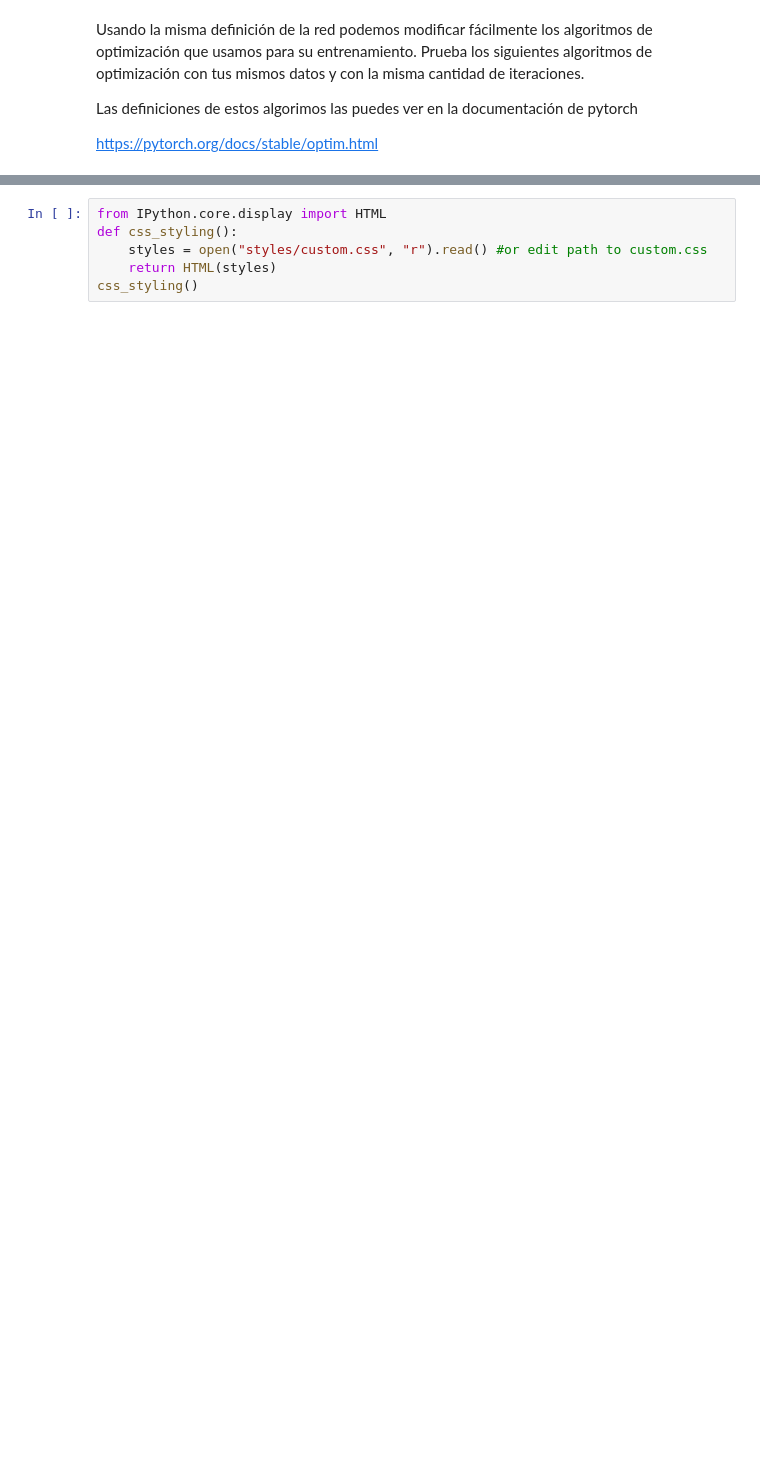
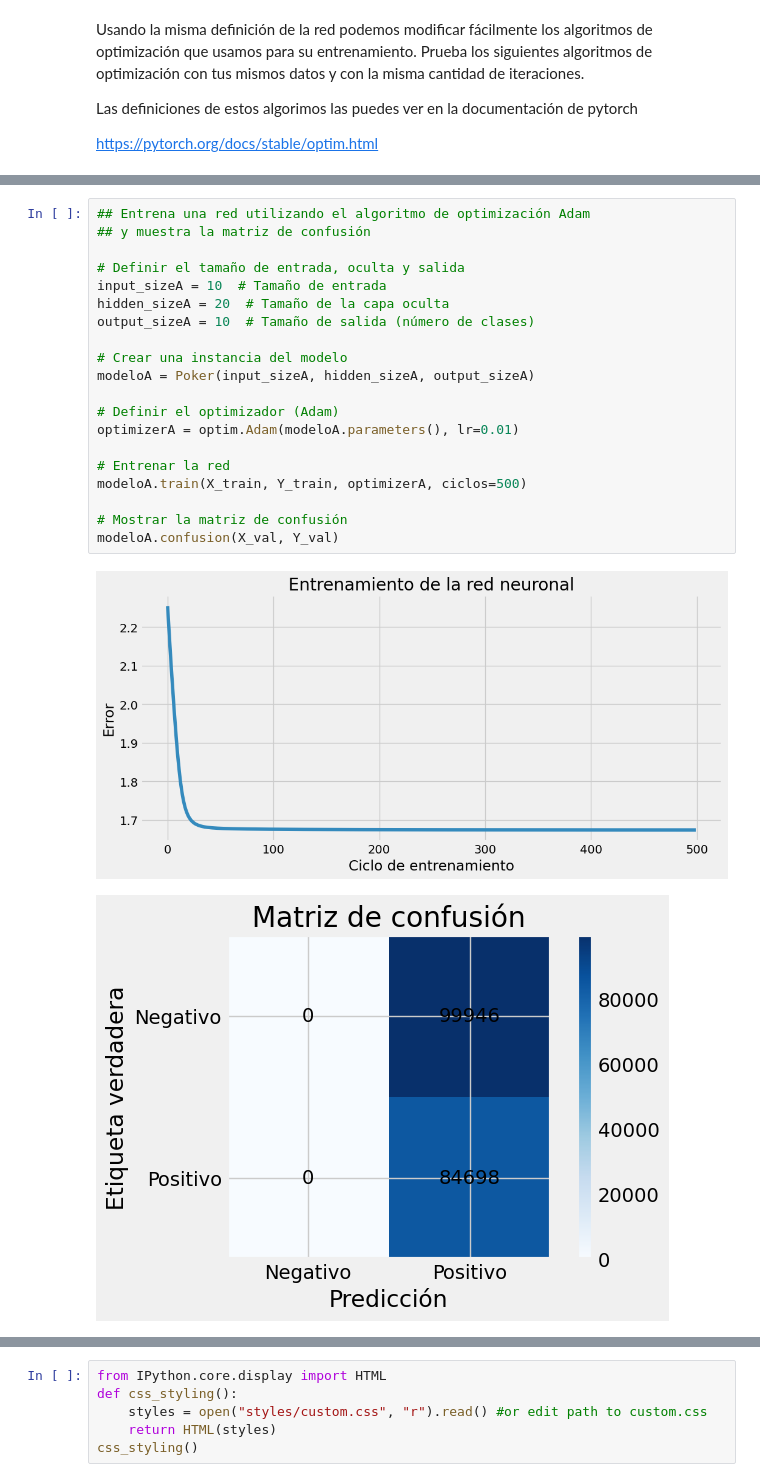
Before and after one commit to CarlosCastanon2099/Redes-Neuronales, a Jupyter notebook: Practicas/Practica-05/Poker.ipynb, the cells around one changed output, grey strips where cells are left out. Saved outputs shown, nothing was run; the diff lists cells and outputs as text; blank space fills up the shorter version.

```diff
--- a/Practicas/Practica-05/Poker.ipynb
+++ b/Practicas/Practica-05/Poker.ipynb
@@ -121,0 +257,23 @@ https://pytorch.org/docs/stable/optim.html
+# %%
+## Entrena una red utilizando el algoritmo de optimización Adam
+## y muestra la matriz de confusión
+
+# Definir el tamaño de entrada, oculta y salida
+input_sizeA = 10  # Tamaño de entrada
+hidden_sizeA = 20  # Tamaño de la capa oculta
+output_sizeA = 10  # Tamaño de salida (número de clases)
+
+# Crear una instancia del modelo
+modeloA = Poker(input_sizeA, hidden_sizeA, output_sizeA)
+
+# Definir el optimizador (Adam)
+optimizerA = optim.Adam(modeloA.parameters(), lr=0.01)
+
+# Entrenar la red
+modeloA.train(X_train, Y_train, optimizerA, ciclos=500)
+
+# Mostrar la matriz de confusión
+modeloA.confusion(X_val, Y_val)
+# %% [output]
+[figure, added]
+[figure, added]
```
Also changed, not shown: parts of 9 cells of this notebook.
